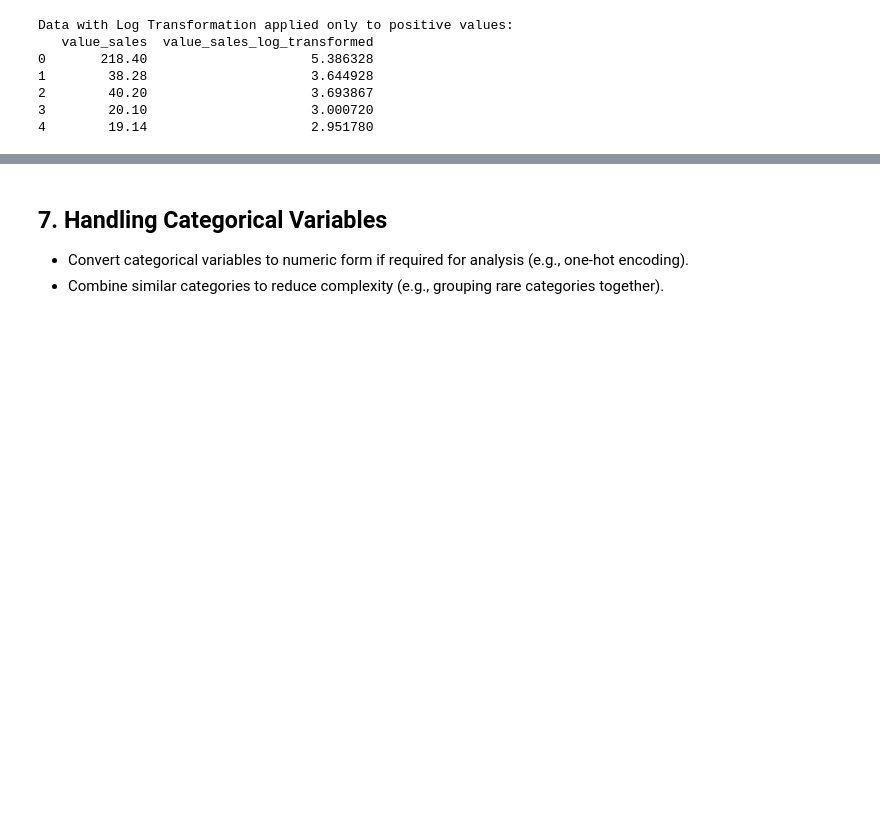
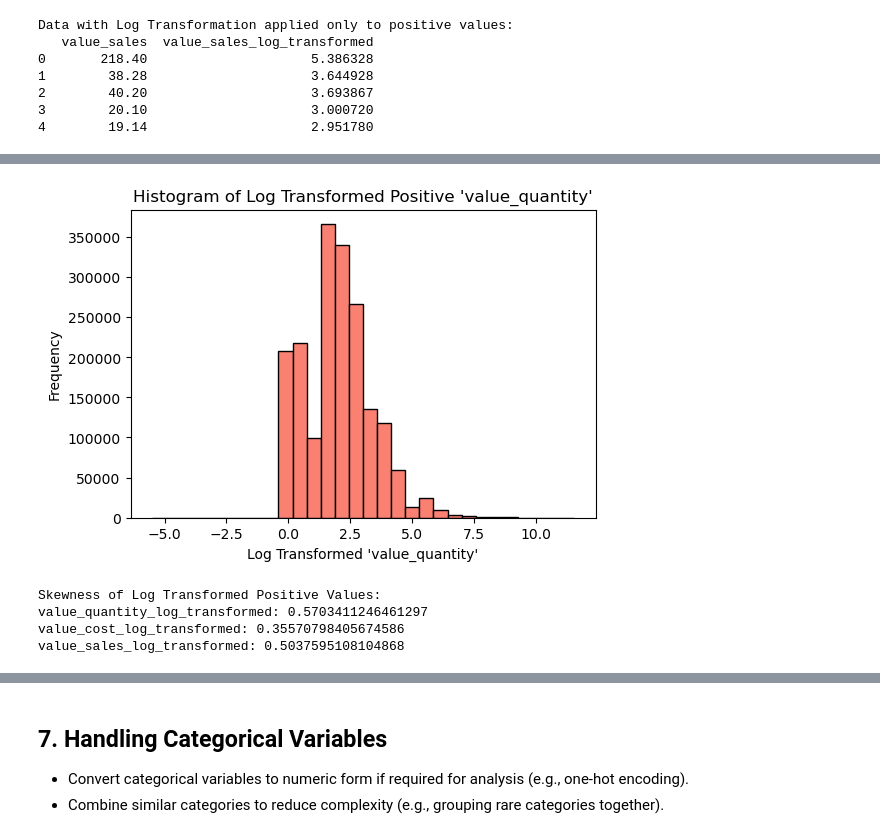
Before and after one commit to C4PT41N4545/BUSA8000-LuminaTech_Analytics_Project, a Jupyter notebook: data_cleaning.ipynb, the cells around one changed output, grey strips where cells are left out. Drawn from its saved outputs; the diff is of its cells as text; code cells hidden in the pictures; blank space fills up the shorter version.

```diff
--- a/data_cleaning.ipynb
+++ b/data_cleaning.ipynb
@@ -1718,0 +1803,10 @@ Data with Log Transformation applied only to positive values:
+# %%
+merged_data['value_quantity_log_transformed'] = np.where(
+    merged_data['value_quantity'] > 0,
+    np.log(merged_data['value_quantity']),
+    merged_data['value_quantity']  # Keep negative values unchanged
+)
+
+# Display the first few rows to confirm
+print("Data with Log Transformation applied only to positive values:")
+print(merged_data[['value_quantity', 'value_quantity_log_transformed']].head())
@@ -1718,0 +1821,35 @@ Data with Log Transformation applied only to positive values:
+# %%
+merged_data['value_quantity_log_transformed'] = np.where(
+    merged_data['value_quantity'] > 0,
+    np.log(merged_data['value_quantity']),
+    np.nan
+)
+
+transformed_only = merged_data['value_quantity_log_transformed']
+
+plt.figure(figsize=(6, 4))
+plt.hist(transformed_only, bins=30, color='salmon', edgecolor='black')
+plt.title("Histogram of Log Transformed Positive 'value_quantity'")
+plt.xlabel("Log Transformed 'value_quantity'")
+plt.ylabel("Frequency")
+plt.show()
+# %% [output]
+[figure, added]
+# %%
+from scipy.stats import skew
+
+# Calculate skewness for each log-transformed column with positive transformations only
+quantity_skew = skew(merged_data.loc[merged_data['value_quantity'] > 0, 'value_quantity_log_transformed'])
+cost_skew = skew(merged_data.loc[merged_data['value_cost'] > 0, 'value_cost_log_transformed'])
+sales_skew = skew(merged_data.loc[merged_data['value_sales'] > 0, 'value_sales_log_transformed'])
+
+# Display the results
+print("Skewness of Log Transformed Positive Values:")
+print(f"value_quantity_log_transformed: {quantity_skew}")
+print(f"value_cost_log_transformed: {cost_skew}")
+print(f"value_sales_log_transformed: {sales_skew}")
+# %% [output]
+Skewness of Log Transformed Positive Values:
+value_quantity_log_transformed: 0.5703411246461297
+value_cost_log_transformed: 0.35570798405674586
+value_sales_log_transformed: 0.5037595108104868
```
Also changed, not shown: parts of 25 cells of this notebook.
